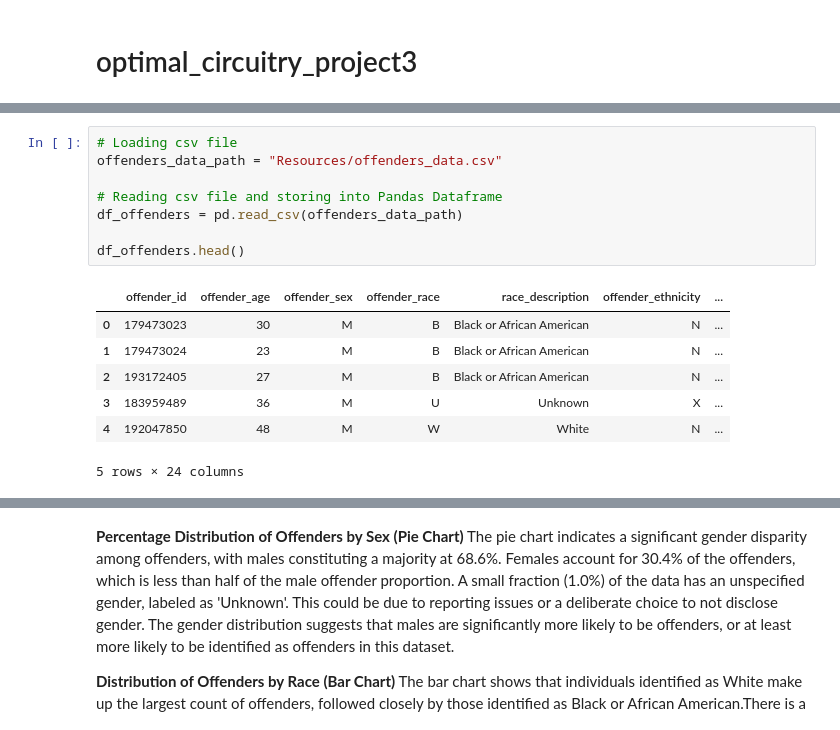
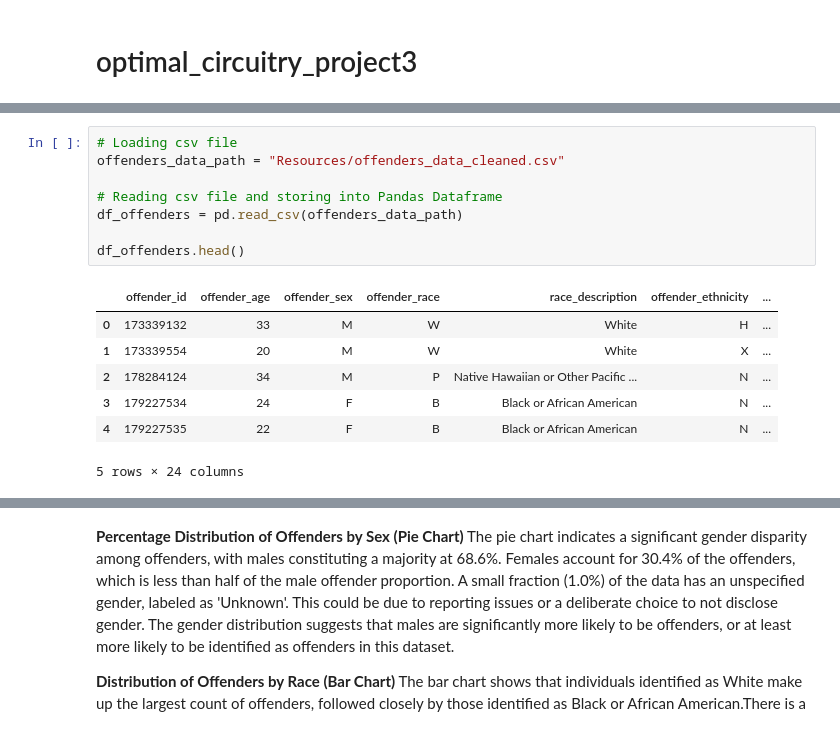
Before and after one commit to rubyghabboun/Crime_data_analysis_fl, a Jupyter notebook: aida_offenders_analysis/data_analysis.ipynb, the cells around one changed output, grey strips where cells are left out. Saved outputs shown, nothing was run; the diff lists cells and outputs as text.

```diff
--- a/aida_offenders_analysis/data_analysis.ipynb
+++ b/aida_offenders_analysis/data_analysis.ipynb
@@ -24,16 +34,16 @@ import seaborn as sns
 # %%
 # Loading csv file
-offenders_data_path = "Resources/offenders_data.csv"
+offenders_data_path = "Resources/offenders_data_cleaned.csv"
 
 # Reading csv file and storing into Pandas Dataframe
 df_offenders = pd.read_csv(offenders_data_path)
 
 df_offenders.head()
 # %% [output]
 |  | offender_id | offender_age | offender_sex | offender_race | race_description | offender_ethnicity | ... |
-| 0 | 179473023 | 30 | M | B | Black or African American | N | ... |
-| 1 | 179473024 | 23 | M | B | Black or African American | N | ... |
-| 2 | 193172405 | 27 | M | B | Black or African American | N | ... |
-| 3 | 183959489 | 36 | M | U | Unknown | X | ... |
-| 4 | 192047850 | 48 | M | W | White | N | ... |
+| 0 | 173339132 | 33 | M | W | White | H | ... |
+| 1 | 173339554 | 20 | M | W | White | X | ... |
+| 2 | 178284124 | 34 | M | P | Native Hawaiian or Other Pacific ... | N | ... |
+| 3 | 179227534 | 24 | F | B | Black or African American | N | ... |
+| 4 | 179227535 | 22 | F | B | Black or African American | N | ... |
 5 rows × 24 columns
```
Also changed, not shown: parts of 21 cells of this notebook, 18 other files.
